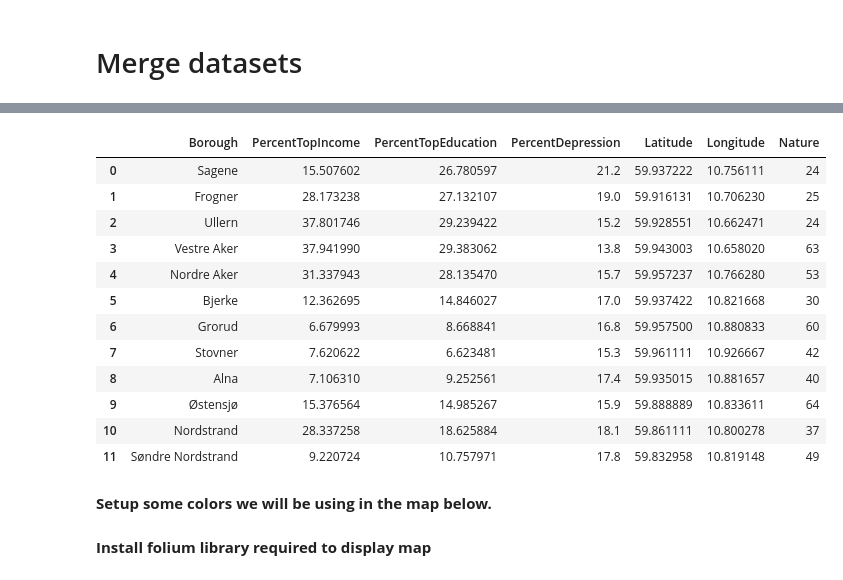
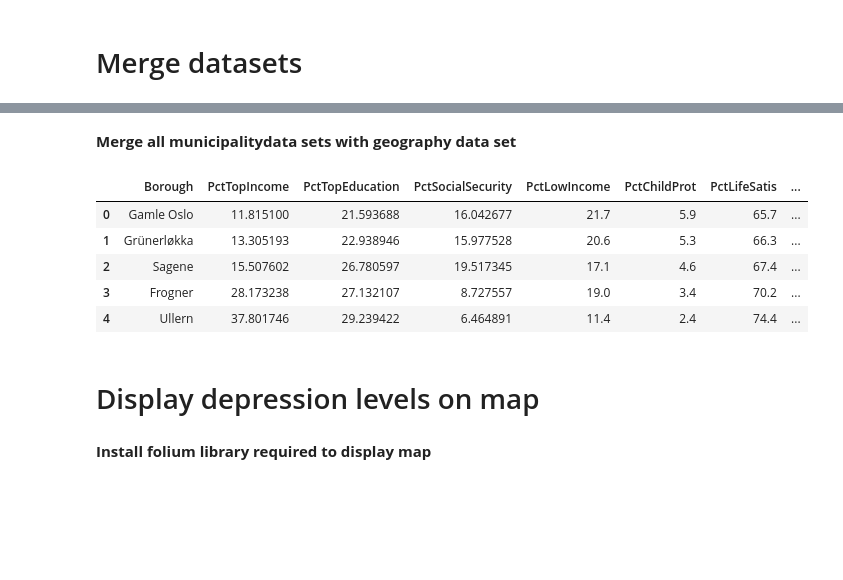
Before and after one commit to roylac/Coursera_Capstone, a Jupyter notebook: Capstone week 4.ipynb, the cells around one changed output, grey strips where cells are left out. Saved outputs shown, nothing was run; the diff lists cells and outputs as text; code cells hidden in the pictures; blank space fills up the shorter version.

```diff
--- a/Capstone week 4.ipynb
+++ b/Capstone week 4.ipynb
@@ -187,0 +248,7 @@ lowincomeShare.head()
+# %%
+childprotection_path="http://statistikkbanken.oslo.kommune.no/webview/velocity?Tiltakfunksjonslice=1&Bydelsubset=2+-+16&stubs=Bydel&measure=common&virtualslice=Delenbarnmedbarnevernstiltak_value&layers=Alder&layers=Tiltakfunksjon&layers=virtual&layers=r&study=http%3A%2F%2F192.168.101.44%3A80%2Fobj%2FfStudy%2Fbarn%21barnevernstiltak&Aldersubset=1&Tiltakfunksjonsubset=1&Alderslice=1&mode=cube&virtualsubset=Delenbarnmedbarnevernstiltak_value&v=2&r=2018&rsubset=2015+-+2018&measuretype=4&rslice=2018&cube=http%3A%2F%2F192.168.101.44%3A80%2Fobj%2FfCube%2Fbarn%21barnevernstiltak_C1&Bydelslice=2&top=yes&executespreadsheet=true"
+childprotection = pd.read_excel(childprotection_path,skiprows=9,names=["Borough","PctChildProt"])
+childprotection.replace({'Bydel ':''}, regex=True,inplace=True)
+childprotection["PctChildProt"] = pd.to_numeric(childprotection["PctChildProt"])
+childprotection.set_index('Borough')
+childprotection.head()
@@ -187,0 +264,8 @@ lowincomeShare.head()
+# %%
+lifesatisfaction_url="http://statistikkbanken.oslo.kommune.no/webview/velocity?stubs=Region&measure=common&Regionsubset=030101a+-+030115a&virtualslice=Andel_value&layers=virtual&layers=r&study=http%3A%2F%2F192.168.101.44%3A80%2Fobj%2FfStudy%2FEgenvurdert%21helse%21blant%21unge%21etter%21bydel&Regionslice=030101a&mode=cube&virtualsubset=Andel_value&v=2&r=2018&rsubset=2015+-+2018&measuretype=4&cube=http%3A%2F%2F192.168.101.44%3A80%2Fobj%2FfCube%2FEgenvurdert%21helse%21blant%21unge%21etter%21bydel_C1&rslice=2018&top=yes&executespreadsheet=true"
+lifesatisfaction = pd.read_excel(lifesatisfaction_url,skiprows=7,names=["Borough","PctLifeSatis"])
+lifesatisfaction.replace({'Bydel ':''}, regex=True,inplace=True)
+lifesatisfaction.replace({'Grunerløkka':'Grünerløkka'}, regex=True,inplace=True)
+lifesatisfaction["PctLifeSatis"] = pd.to_numeric(lifesatisfaction["PctLifeSatis"])
+lifesatisfaction.set_index('Borough')
+lifesatisfaction
@@ -191,6 +298,8 @@ lowincomeShare.head()
 depression_path="http://statistikkbanken.oslo.kommune.no/webview/velocity?headers=r&virtualsubset=Andel_value&v=2&stubs=Region&measure=common&virtualslice=Andel_value&Regionsubset=0301%2C030101a+-+030115a&rsubset=2015&layers=virtual&measuretype=4&study=http%3A%2F%2F192.168.101.44%3A80%2Fobj%2FfStudy%2FDepresjonsplager%21hos%21unge%21etter%21bydel&cube=http%3A%2F%2F192.168.101.44%3A80%2Fobj%2FfCube%2FDepresjonsplager%21hos%21unge%21etter%21bydel_C1&mode=cube&top=yes&executespreadsheet=true"
 depressionShare = pd.read_excel(depression_path,skiprows=8,names=["Borough","PctDepression"])
 depressionShare['Borough'] = depressionShare['Borough'].str.strip()
+depressionShare.replace({'Grunerløkka':'Grünerløkka'}, regex=True,inplace=True)
+depressionShare["PctDepression"] = pd.to_numeric(depressionShare["PctDepression"])
 depressionShare.set_index('Borough')
 depressionShare.head()
 # %% [output]
@@ -231,0 +334,7 @@ incomeHighLowEducationDepressionSocialSec.head()
+# %%
+incomeEducationSocialSec =  pd.merge(incomeAndEducation, socialSecWithPopulation, on='Borough')
+incomeHighLowEducationSocialSec =  pd.merge(incomeEducationSocialSec,lowincomeShare, on='Borough')
+incomeHighLowEducationSocialSecChildProt =  pd.merge(incomeHighLowEducationSocialSec,childprotection, on='Borough')
+incomeHighLowEducationSocialSecChildProtLifesat =  pd.merge(incomeHighLowEducationSocialSecChildProt, lifesatisfaction, on='Borough')
+incomeHighLowEducationSocialSecChildProtLifesatDepression =  pd.merge(incomeHighLowEducationSocialSecChildProtLifesat, depressionShare, on='Borough')
+incomeHighLowEducationSocialSecChildProtLifesatDepression
@@ -232,19 +357,12 @@ incomeHighLowEducationDepressionSocialSec.head()
+# %% [markdown]
+**Merge all municipalitydata sets with geography data set**
 # %%
-boroughsCombined = incomeEducationDepressionSocialSec.join(boroughs.set_index('Borough'), on='Borough')
+boroughsCombined = incomeHighLowEducationSocialSecChildProtLifesatDepression.join(boroughs.set_index('Borough'), on='Borough')
 boroughsCombined.head()
 # %% [output]
-|  | Borough | PercentTopIncome | PercentTopEducation | PercentDepression | Latitude | Longitude | Nature |
-| 0 | Sagene | 15.507602 | 26.780597 | 21.2 | 59.937222 | 10.756111 | 24 |
-| 1 | Frogner | 28.173238 | 27.132107 | 19.0 | 59.916131 | 10.706230 | 25 |
-| 2 | Ullern | 37.801746 | 29.239422 | 15.2 | 59.928551 | 10.662471 | 24 |
-| 3 | Vestre Aker | 37.941990 | 29.383062 | 13.8 | 59.943003 | 10.658020 | 63 |
-| 4 | Nordre Aker | 31.337943 | 28.135470 | 15.7 | 59.957237 | 10.766280 | 53 |
-| 5 | Bjerke | 12.362695 | 14.846027 | 17.0 | 59.937422 | 10.821668 | 30 |
-| 6 | Grorud | 6.679993 | 8.668841 | 16.8 | 59.957500 | 10.880833 | 60 |
-| 7 | Stovner | 7.620622 | 6.623481 | 15.3 | 59.961111 | 10.926667 | 42 |
-| 8 | Alna | 7.106310 | 9.252561 | 17.4 | 59.935015 | 10.881657 | 40 |
-| 9 | Østensjø | 15.376564 | 14.985267 | 15.9 | 59.888889 | 10.833611 | 64 |
-| 10 | Nordstrand | 28.337258 | 18.625884 | 18.1 | 59.861111 | 10.800278 | 37 |
-| 11 | Søndre Nordstrand | 9.220724 | 10.757971 | 17.8 | 59.832958 | 10.819148 | 49 |
+|  | Borough | PctTopIncome | PctTopEducation | PctSocialSecurity | PctLowIncome | PctChildProt | PctLifeSatis | ... |
+| 0 | Gamle Oslo | 11.815100 | 21.593688 | 16.042677 | 21.7 | 5.9 | 65.7 | ... |
+| 1 | Grünerløkka | 13.305193 | 22.938946 | 15.977528 | 20.6 | 5.3 | 66.3 | ... |
+| 2 | Sagene | 15.507602 | 26.780597 | 19.517345 | 17.1 | 4.6 | 67.4 | ... |
+| 3 | Frogner | 28.173238 | 27.132107 | 8.727557 | 19.0 | 3.4 | 70.2 | ... |
+| 4 | Ullern | 37.801746 | 29.239422 | 6.464891 | 11.4 | 2.4 | 74.4 | ... |
-# %% [markdown]
-**Setup some colors we will be using in the map below.**
@@ -262,3 +369,5 @@ def color(value):
+# %% [markdown]
+# Display depression levels on map
 # %% [markdown]
 **Install folium library required to display map**
 # %%
```
Also changed, not shown: parts of 150 cells of this notebook.
